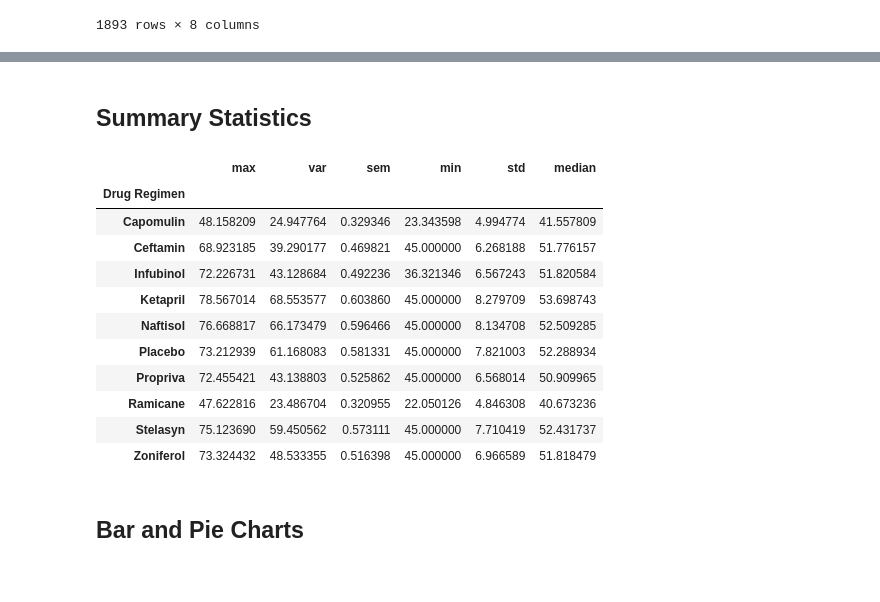
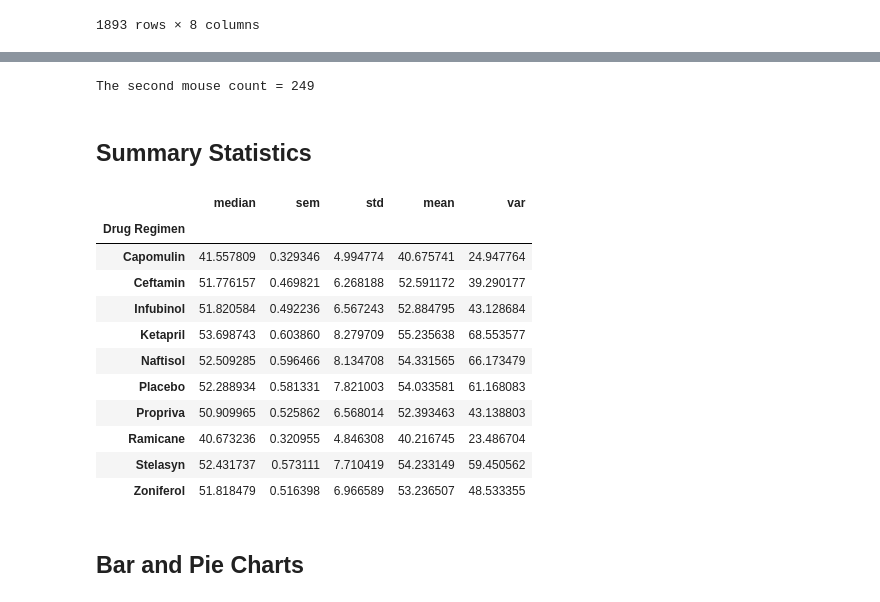
Before and after one commit to jtslater2/JTS-HW5-Matplotlib, a Jupyter notebook: pymaceuticals_jts.ipynb, the cells around one changed output, grey strips where cells are left out. Saved outputs shown, nothing was run; the diff lists cells and outputs as text; code cells hidden in the pictures.

```diff
--- a/pymaceuticals_jts.ipynb
+++ b/pymaceuticals_jts.ipynb
@@ -133,45 +69,33 @@ caplist
+# %%
+# Recheck the number of mice
+mouse2_count = len(drop_df["Mouse ID"].unique())
+
+print(f"The second mouse count = {mouse2_count}")
+# %% [output]
+The second mouse count = 249
 # %% [markdown]
 ## Summary Statistics
 # %%
 # Generate a summary statistics table of mean, median, variance,
 # standard deviation, and SEM of the tumor volume for each regimen.
 
-#test = drop_df.groupby("Drug Regimen")["Tumor Volume (mm3)""].agg({'Tumor':['min', 'max','median']})
+#Stats are created by Groupby Drug Regimen single column of Tumor volume & aggregate stats
+SumStats = drop_df.groupby("Drug Regimen")["Tumor Volume (mm3)"].agg({'mean','median', 'var', 'std', 'sem'})
 
-
-
-#test3 = drop_df.groupby("Drug Regimen")
-
-
-
-test = drop_df.groupby("Drug Regimen")["Tumor Volume (mm3)"]
-
-
-test2 = test.agg({'min', 'max', 'median', 'var', 'std', 'sem'})
-
-
-#titanic[["Sex", "Age"]].groupby("Sex").mean()
-#print(test.groups)
-
-
-#test3.head()
-#test3.size()
-#len(drop_df)
-test2
-#test.head()
+SumStats
 # %% [output]
-|  | max | var | sem | min | std | median |
-| Drug Regimen |  |  |  |  |  |  |
-| Capomulin | 48.158209 | 24.947764 | 0.329346 | 23.343598 | 4.994774 | 41.557809 |
-| Ceftamin | 68.923185 | 39.290177 | 0.469821 | 45.000000 | 6.268188 | 51.776157 |
-| Infubinol | 72.226731 | 43.128684 | 0.492236 | 36.321346 | 6.567243 | 51.820584 |
-| Ketapril | 78.567014 | 68.553577 | 0.603860 | 45.000000 | 8.279709 | 53.698743 |
-| Naftisol | 76.668817 | 66.173479 | 0.596466 | 45.000000 | 8.134708 | 52.509285 |
-| Placebo | 73.212939 | 61.168083 | 0.581331 | 45.000000 | 7.821003 | 52.288934 |
-| Propriva | 72.455421 | 43.138803 | 0.525862 | 45.000000 | 6.568014 | 50.909965 |
-| Ramicane | 47.622816 | 23.486704 | 0.320955 | 22.050126 | 4.846308 | 40.673236 |
-| Stelasyn | 75.123690 | 59.450562 | 0.573111 | 45.000000 | 7.710419 | 52.431737 |
-| Zoniferol | 73.324432 | 48.533355 | 0.516398 | 45.000000 | 6.966589 | 51.818479 |
+|  | median | sem | std | mean | var |
+| Drug Regimen |  |  |  |  |  |
+| Capomulin | 41.557809 | 0.329346 | 4.994774 | 40.675741 | 24.947764 |
+| Ceftamin | 51.776157 | 0.469821 | 6.268188 | 52.591172 | 39.290177 |
+| Infubinol | 51.820584 | 0.492236 | 6.567243 | 52.884795 | 43.128684 |
+| Ketapril | 53.698743 | 0.603860 | 8.279709 | 55.235638 | 68.553577 |
+| Naftisol | 52.509285 | 0.596466 | 8.134708 | 54.331565 | 66.173479 |
+| Placebo | 52.288934 | 0.581331 | 7.821003 | 54.033581 | 61.168083 |
+| Propriva | 50.909965 | 0.525862 | 6.568014 | 52.393463 | 43.138803 |
+| Ramicane | 40.673236 | 0.320955 | 4.846308 | 40.216745 | 23.486704 |
+| Stelasyn | 52.431737 | 0.573111 | 7.710419 | 54.233149 | 59.450562 |
+| Zoniferol | 51.818479 | 0.516398 | 6.966589 | 53.236507 | 48.533355 |
 # %% [markdown]
 ## Bar and Pie Charts
 # %%
```
Also changed, not shown: parts of 13 cells of this notebook, 1 other file.
